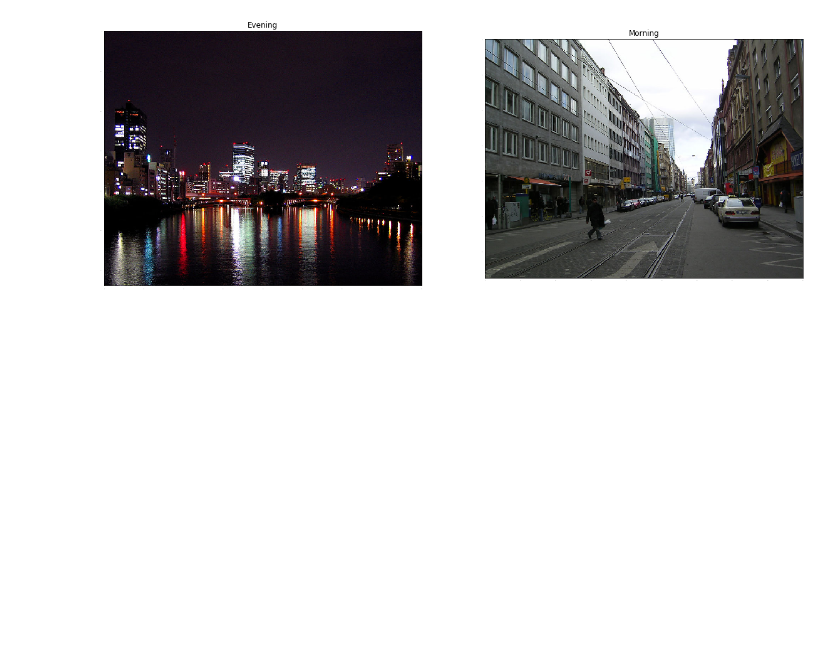
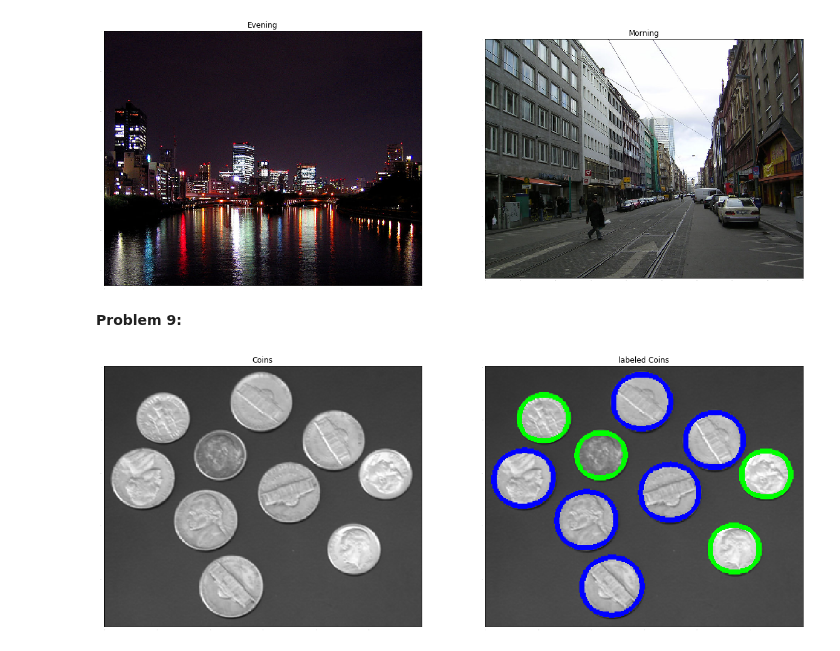
Before and after one commit to mohamedsaberibrahim/morphological-transformation-assignment, a Jupyter notebook: Morphological Transformations.ipynb, the cells around one changed output. Saved outputs shown, nothing was run; the diff lists cells and outputs as text; code cells hidden in the pictures; blank space fills up the shorter version.

```diff
--- a/Morphological Transformations.ipynb
+++ b/Morphological Transformations.ipynb
@@ -155,3 +155,33 @@ morning_img = cv.imread("image2_folder/morning.jpg", 1)
 plot_side_by_side(evening_img, morning_img, 'Evening', 'Morning', 1)
 # %% [output]
 [figure]
+# %% [markdown]
+**Problem 9:**
+# %%
+colors = [(0, 255, 0), (255, 0, 0), (0, 0, 255), (1, 255, 200)]
+# %%
+def label_coins(colors, image, min_threshold):
+    inverted_img = 255 - image
+    thresholded_img = 255 - cv.threshold(inverted_img, min_threshold, 255, cv.THRESH_BINARY)[1][:,:, 0]
+    kernel_ellipse_3x3 = cv.getStructuringElement(cv.MORPH_ELLIPSE, (3, 3))
+    thresholded_eroded_img = cv.morphologyEx(thresholded_img, cv.MORPH_ERODE, kernel_ellipse_3x3, iterations=2)
+    labeled_img = np.array(image)
+    contours = cv.findContours(thresholded_eroded_img, cv.RETR_TREE, cv.CHAIN_APPROX_SIMPLE)[0]
+    li = [cv.contourArea(cnt) if not cv.contourArea(cnt) > 10000 else -1 for cnt in contours]
+    li.sort()
+    if li[0] == -1:
+        li.pop(0)
+    inds = [0] + [ind for ind, (i, j) in enumerate(zip(li, li[1:]), 1) if j - i > 100] + [len(li) + 1]
+    areas = [li[i:j] for i, j in zip(inds, inds[1:])]
+    for cnt in contours:
+        area = cv.contourArea(cnt)
+        for i in range(len(areas)):
+            if area in areas[i]:
+                cv.drawContours(labeled_img, [cnt], 0, colors[i], 3)
+    return labeled_img
+# %%
+coins_img = cv.imread("image2_folder/coins.png", 1)
+labeled_circles_img = label_coins(colors, coins_img, 175)
+plot_side_by_side(coins_img, labeled_circles_img, 'Coins', 'labeled Coins', 1)
+# %% [output]
+[figure, added]
```
Also changed, not shown: parts of 1 cell of this notebook.
